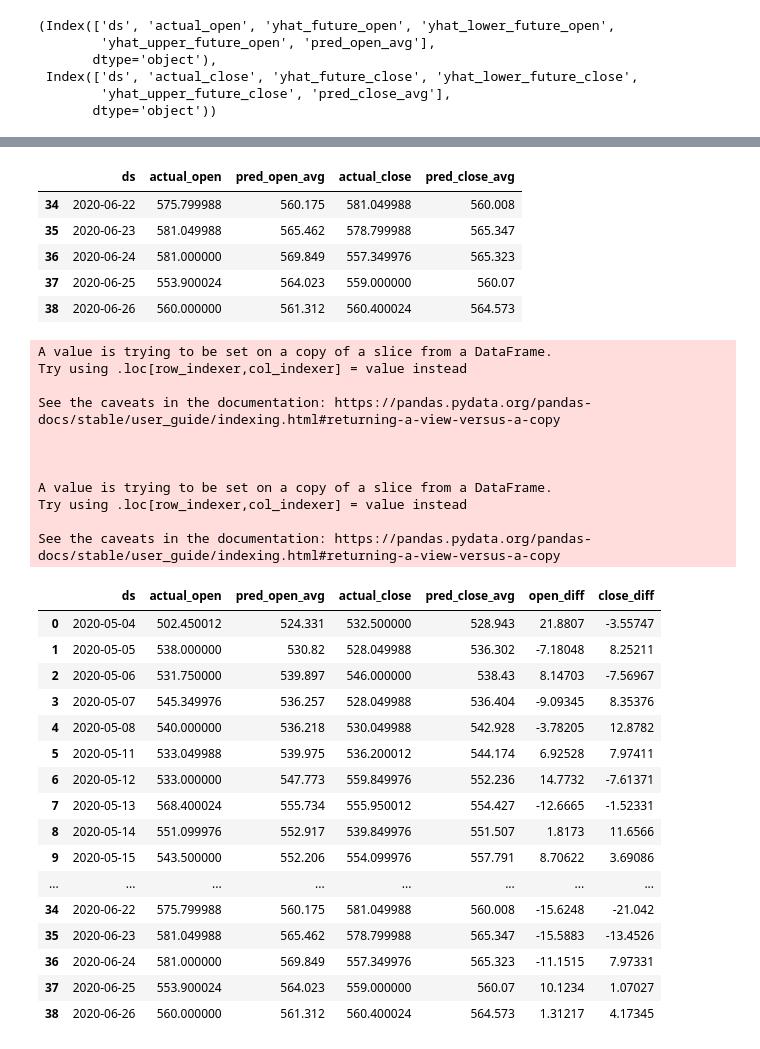
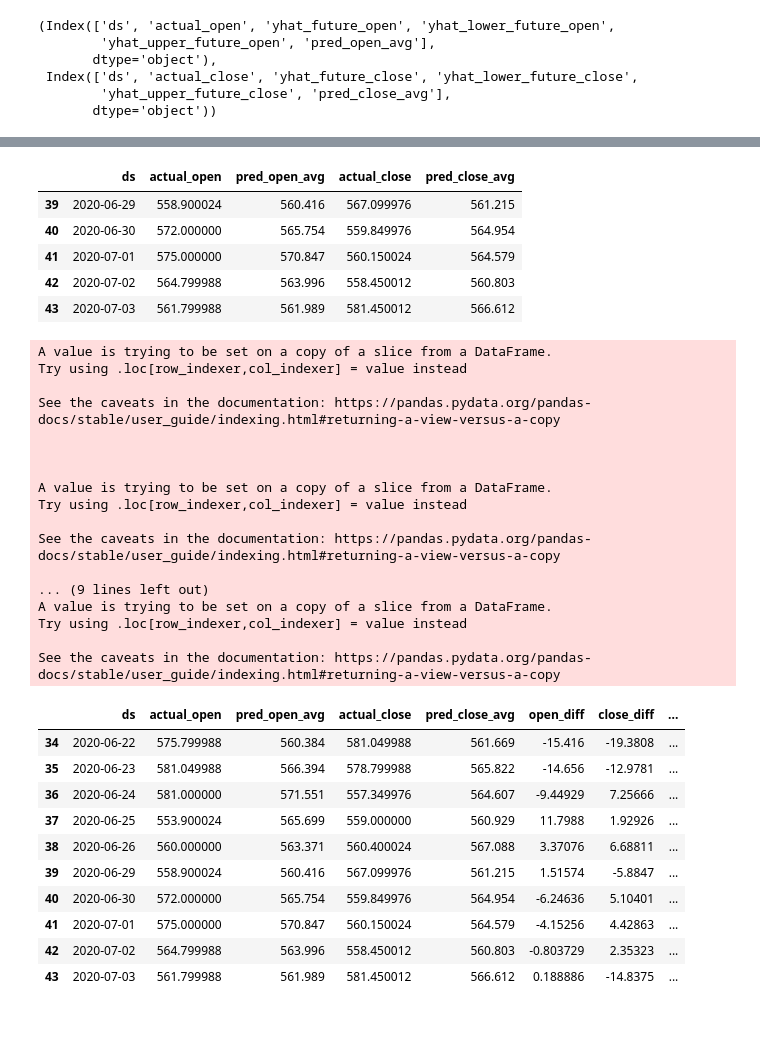
Before and after one commit to kiranbeethoju/Stock-Market-Forecast, a Jupyter notebook: stock_predictions_data.ipynb, the cells around one changed output, grey strips where cells are left out. Saved outputs shown, nothing was run; the diff lists cells and outputs as text; code cells hidden in the pictures; blank space fills up the shorter version.

```diff
--- a/stock_predictions_data.ipynb
+++ b/stock_predictions_data.ipynb
@@ -13,7 +13,7 @@ from pandas_datareader import data as wb
 from sklearn import cluster, covariance, manifold
 
 start = '2004-02-01'
-end = '2020-06-25'
+end = '2020-07-04'
 
 tickers = ['BHARTIARTL.NS']
 
@@ -101,7 +101,7 @@ def run(df):
   #df = df[df['ds'].dt.dayofweek < 5]
   m = Prophet()
   m.fit(df)
-  future = m.make_future_dataframe(periods=400)
+  future = m.make_future_dataframe(periods=430)
   future.tail()
   forecast = m.predict(future)
   future = forecast[['ds', 'yhat', 'yhat_lower', 'yhat_upper']]
@@ -180,41 +200,43 @@ df = c[["ds","actual_open","pred_open_avg","actual_close","pred_close_avg"]]
 df.tail()
 # %% [output]
 |  | ds | actual_open | pred_open_avg | actual_close | pred_close_avg |
-| 34 | 2020-06-22 | 575.799988 | 560.175 | 581.049988 | 560.008 |
-| 35 | 2020-06-23 | 581.049988 | 565.462 | 578.799988 | 565.347 |
-| 36 | 2020-06-24 | 581.000000 | 569.849 | 557.349976 | 565.323 |
-| 37 | 2020-06-25 | 553.900024 | 564.023 | 559.000000 | 560.07 |
-| 38 | 2020-06-26 | 560.000000 | 561.312 | 560.400024 | 564.573 |
+| 39 | 2020-06-29 | 558.900024 | 560.416 | 567.099976 | 561.215 |
+| 40 | 2020-06-30 | 572.000000 | 565.754 | 559.849976 | 564.954 |
+| 41 | 2020-07-01 | 575.000000 | 570.847 | 560.150024 | 564.579 |
+| 42 | 2020-07-02 | 564.799988 | 563.996 | 558.450012 | 560.803 |
+| 43 | 2020-07-03 | 561.799988 | 561.989 | 581.450012 | 566.612 |
 # %%
 df["open_diff"] = df["pred_open_avg"]-df["actual_open"]
 df["close_diff"] = df["pred_close_avg"]-df["actual_close"]
-df
+df["actual_raise_of_value"] = df["actual_close"] - df["actual_open"]
+df["predicted_raise_of_value"] = df["pred_close_avg"] - df["pred_open_avg"]
+df.tail(10)
 # %% [output]
 A value is trying to be set on a copy of a slice from a DataFrame.
 Try using .loc[row_indexer,col_indexer] = value instead
 
 See the caveats in the documentation: https://pandas.pydata.org/pandas-docs/stable/user_guide/indexing.html#returning-a-view-versus-a-copy
 
 
 
 A value is trying to be set on a copy of a slice from a DataFrame.
 Try using .loc[row_indexer,col_indexer] = value instead
 
 See the caveats in the documentation: https://pandas.pydata.org/pandas-docs/stable/user_guide/indexing.html#returning-a-view-versus-a-copy
+
+... (9 lines left out)
+A value is trying to be set on a copy of a slice from a DataFrame.
+Try using .loc[row_indexer,col_indexer] = value instead
+
+See the caveats in the documentation: https://pandas.pydata.org/pandas-docs/stable/user_guide/indexing.html#returning-a-view-versus-a-copy
-|  | ds | actual_open | pred_open_avg | actual_close | pred_close_avg | open_diff | close_diff |
-| 0 | 2020-05-04 | 502.450012 | 524.331 | 532.500000 | 528.943 | 21.8807 | -3.55747 |
-| 1 | 2020-05-05 | 538.000000 | 530.82 | 528.049988 | 536.302 | -7.18048 | 8.25211 |
-| 2 | 2020-05-06 | 531.750000 | 539.897 | 546.000000 | 538.43 | 8.14703 | -7.56967 |
-| 3 | 2020-05-07 | 545.349976 | 536.257 | 528.049988 | 536.404 | -9.09345 | 8.35376 |
-| 4 | 2020-05-08 | 540.000000 | 536.218 | 530.049988 | 542.928 | -3.78205 | 12.8782 |
-| 5 | 2020-05-11 | 533.049988 | 539.975 | 536.200012 | 544.174 | 6.92528 | 7.97411 |
-| 6 | 2020-05-12 | 533.000000 | 547.773 | 559.849976 | 552.236 | 14.7732 | -7.61371 |
-| 7 | 2020-05-13 | 568.400024 | 555.734 | 555.950012 | 554.427 | -12.6665 | -1.52331 |
-| 8 | 2020-05-14 | 551.099976 | 552.917 | 539.849976 | 551.507 | 1.8173 | 11.6566 |
-| 9 | 2020-05-15 | 543.500000 | 552.206 | 554.099976 | 557.791 | 8.70622 | 3.69086 |
-| ... | ... | ... | ... | ... | ... | ... | ... |
-| 34 | 2020-06-22 | 575.799988 | 560.175 | 581.049988 | 560.008 | -15.6248 | -21.042 |
-| 35 | 2020-06-23 | 581.049988 | 565.462 | 578.799988 | 565.347 | -15.5883 | -13.4526 |
-| 36 | 2020-06-24 | 581.000000 | 569.849 | 557.349976 | 565.323 | -11.1515 | 7.97331 |
-| 37 | 2020-06-25 | 553.900024 | 564.023 | 559.000000 | 560.07 | 10.1234 | 1.07027 |
-| 38 | 2020-06-26 | 560.000000 | 561.312 | 560.400024 | 564.573 | 1.31217 | 4.17345 |
+|  | ds | actual_open | pred_open_avg | actual_close | pred_close_avg | open_diff | close_diff | ... |
+| 34 | 2020-06-22 | 575.799988 | 560.384 | 581.049988 | 561.669 | -15.416 | -19.3808 | ... |
+| 35 | 2020-06-23 | 581.049988 | 566.394 | 578.799988 | 565.822 | -14.656 | -12.9781 | ... |
+| 36 | 2020-06-24 | 581.000000 | 571.551 | 557.349976 | 564.607 | -9.44929 | 7.25666 | ... |
+| 37 | 2020-06-25 | 553.900024 | 565.699 | 559.000000 | 560.929 | 11.7988 | 1.92926 | ... |
+| 38 | 2020-06-26 | 560.000000 | 563.371 | 560.400024 | 567.088 | 3.37076 | 6.68811 | ... |
+| 39 | 2020-06-29 | 558.900024 | 560.416 | 567.099976 | 561.215 | 1.51574 | -5.8847 | ... |
+| 40 | 2020-06-30 | 572.000000 | 565.754 | 559.849976 | 564.954 | -6.24636 | 5.10401 | ... |
+| 41 | 2020-07-01 | 575.000000 | 570.847 | 560.150024 | 564.579 | -4.15256 | 4.42863 | ... |
+| 42 | 2020-07-02 | 564.799988 | 563.996 | 558.450012 | 560.803 | -0.803729 | 2.35323 | ... |
+| 43 | 2020-07-03 | 561.799988 | 561.989 | 581.450012 | 566.612 | 0.188886 | -14.8375 | ... |
```
Also changed, not shown: parts of 5 cells of this notebook.
